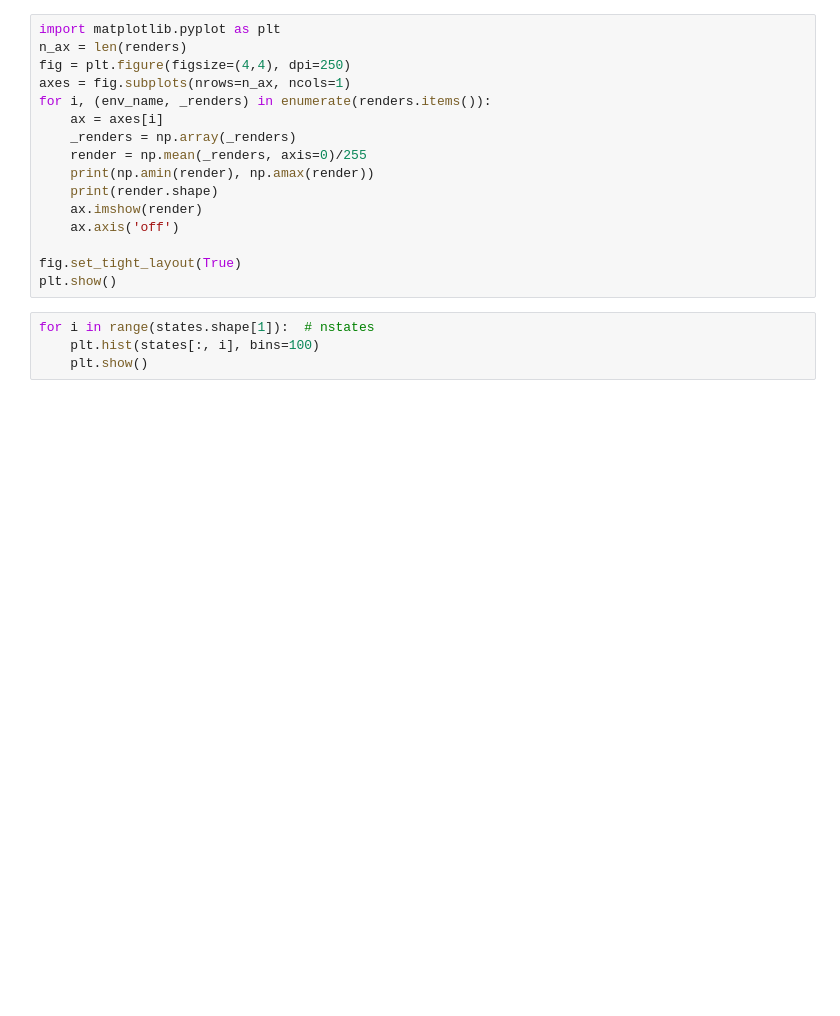
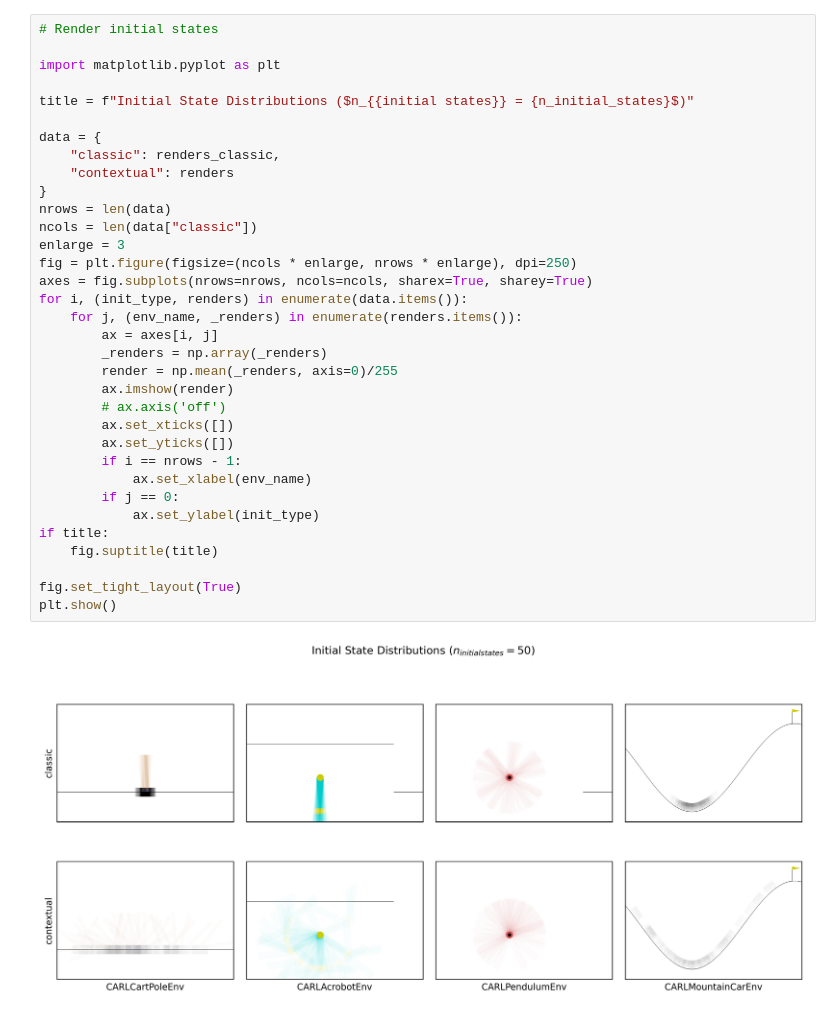
Before and after one commit to automl/CARL, a Jupyter notebook: examples/vary_initial_state_distributions.ipynb, the cells around one changed output. Saved outputs shown, nothing was run; the diff lists cells and outputs as text; blank space fills up the shorter version.

```diff
--- a/examples/vary_initial_state_distributions.ipynb
+++ b/examples/vary_initial_state_distributions.ipynb
@@ -42,20 +117,36 @@ for env_cls, contexts in env_specs.items():
 # %%
+# Render initial states
+
 import matplotlib.pyplot as plt
-n_ax = len(renders)
-fig = plt.figure(figsize=(4,4), dpi=250)
-axes = fig.subplots(nrows=n_ax, ncols=1)
-for i, (env_name, _renders) in enumerate(renders.items()):
-    ax = axes[i]
-    _renders = np.array(_renders)
-    render = np.mean(_renders, axis=0)/255
-    print(np.amin(render), np.amax(render))
-    print(render.shape)
-    ax.imshow(render)
-    ax.axis('off')
+
+title = f"Initial State Distributions ($n_{{initial states}} = {n_initial_states}$)"
+
+data = {
+    "classic": renders_classic,
+    "contextual": renders
+}
+nrows = len(data)
+ncols = len(data["classic"])
+enlarge = 3
+fig = plt.figure(figsize=(ncols * enlarge, nrows * enlarge), dpi=250)
+axes = fig.subplots(nrows=nrows, ncols=ncols, sharex=True, sharey=True)
+for i, (init_type, renders) in enumerate(data.items()):
+    for j, (env_name, _renders) in enumerate(renders.items()):
+        ax = axes[i, j]
+        _renders = np.array(_renders)
+        render = np.mean(_renders, axis=0)/255
+        ax.imshow(render)
+        # ax.axis('off')
+        ax.set_xticks([])
+        ax.set_yticks([])
+        if i == nrows - 1:
+            ax.set_xlabel(env_name)
+        if j == 0:
+            ax.set_ylabel(init_type)
+if title:
+    fig.suptitle(title)
 
 fig.set_tight_layout(True)
 plt.show()
+# %% [output]
+[figure, added]
-# %%
-for i in range(states.shape[1]):  # nstates
-    plt.hist(states[:, i], bins=100)
-    plt.show()
```
Also changed, not shown: parts of 4 cells of this notebook.
